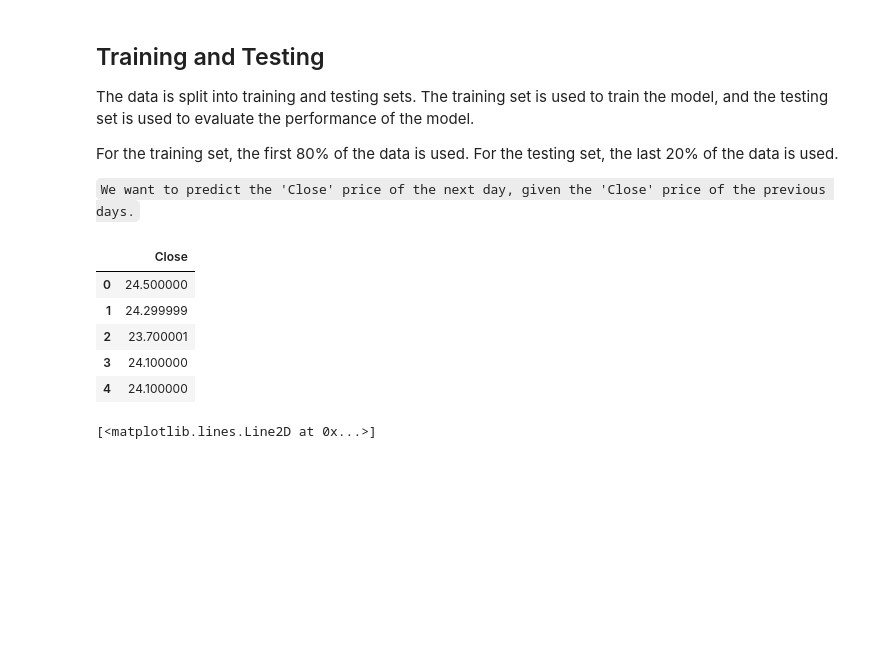
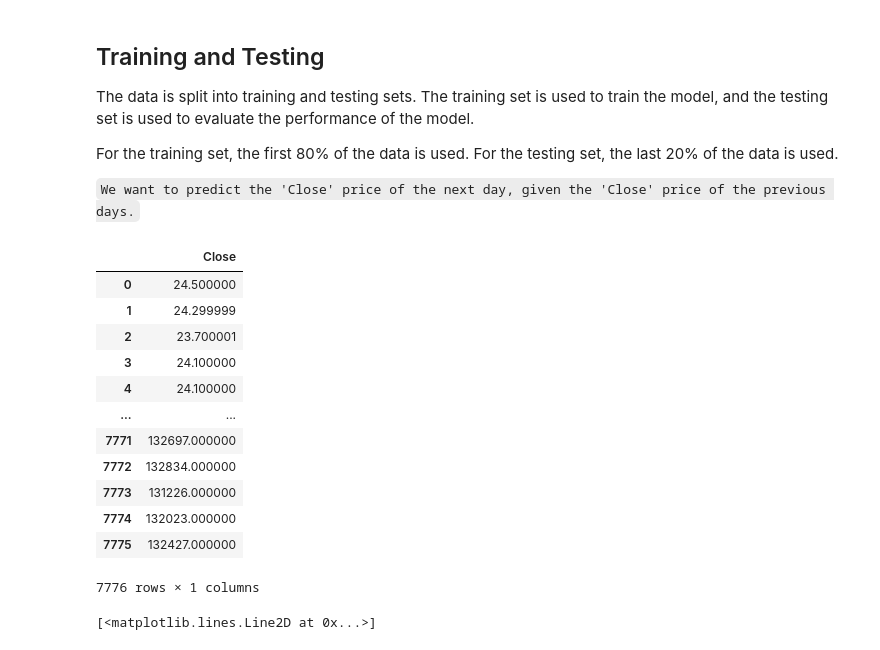
Before and after one commit to Amorim33/lstm-book, a Jupyter notebook: lstm-from-scratch.ipynb, the cells around one changed output. Drawn from its saved outputs; the diff is of its cells as text; code cells hidden in the pictures; blank space fills up the shorter version.

```diff
--- a/lstm-from-scratch.ipynb
+++ b/lstm-from-scratch.ipynb
@@ -293,0 +303,15 @@ df
+# %%
+
+missing_values = df[df['Close'].isna()]
+display(missing_values)
+
+for i in range(len(missing_values)):
+    index = missing_values.index[i]
+    df.at[index, 'Open'] = (df.at[index - 1, 'Open'] + df.at[index + 1, 'Open']) / 2
+    df.at[index, 'High'] = (df.at[index - 1, 'High'] + df.at[index + 1, 'High']) / 2
+    df.at[index, 'Low'] = (df.at[index - 1, 'Low'] + df.at[index + 1, 'Low']) / 2
+    df.at[index, 'Close'] = (df.at[index - 1, 'Close'] + df.at[index + 1, 'Close']) / 2
+    df.at[index, 'Adj Close'] = (df.at[index - 1, 'Adj Close'] + df.at[index + 1, 'Adj Close']) / 2
+    df.at[index, 'Volume'] = (df.at[index - 1, 'Volume'] + df.at[index + 1, 'Volume']) / 2
+
+df
@@ -301,14 +352,21 @@ For the training set, the first 80% of the data is used. For the testing set, th
 # %%
 df= df[['Close']]
 
-df.head()
+df
 # %% [output]
 |  | Close |
 | 0 | 24.500000 |
 | 1 | 24.299999 |
 | 2 | 23.700001 |
 | 3 | 24.100000 |
 | 4 | 24.100000 |
+| ... | ... |
+| 7771 | 132697.000000 |
+| 7772 | 132834.000000 |
+| 7773 | 131226.000000 |
+| 7774 | 132023.000000 |
+| 7775 | 132427.000000 |
+7776 rows × 1 columns
 # %%
 import matplotlib.pyplot as plt
 
```
Also changed, not shown: parts of 5 cells of this notebook.
